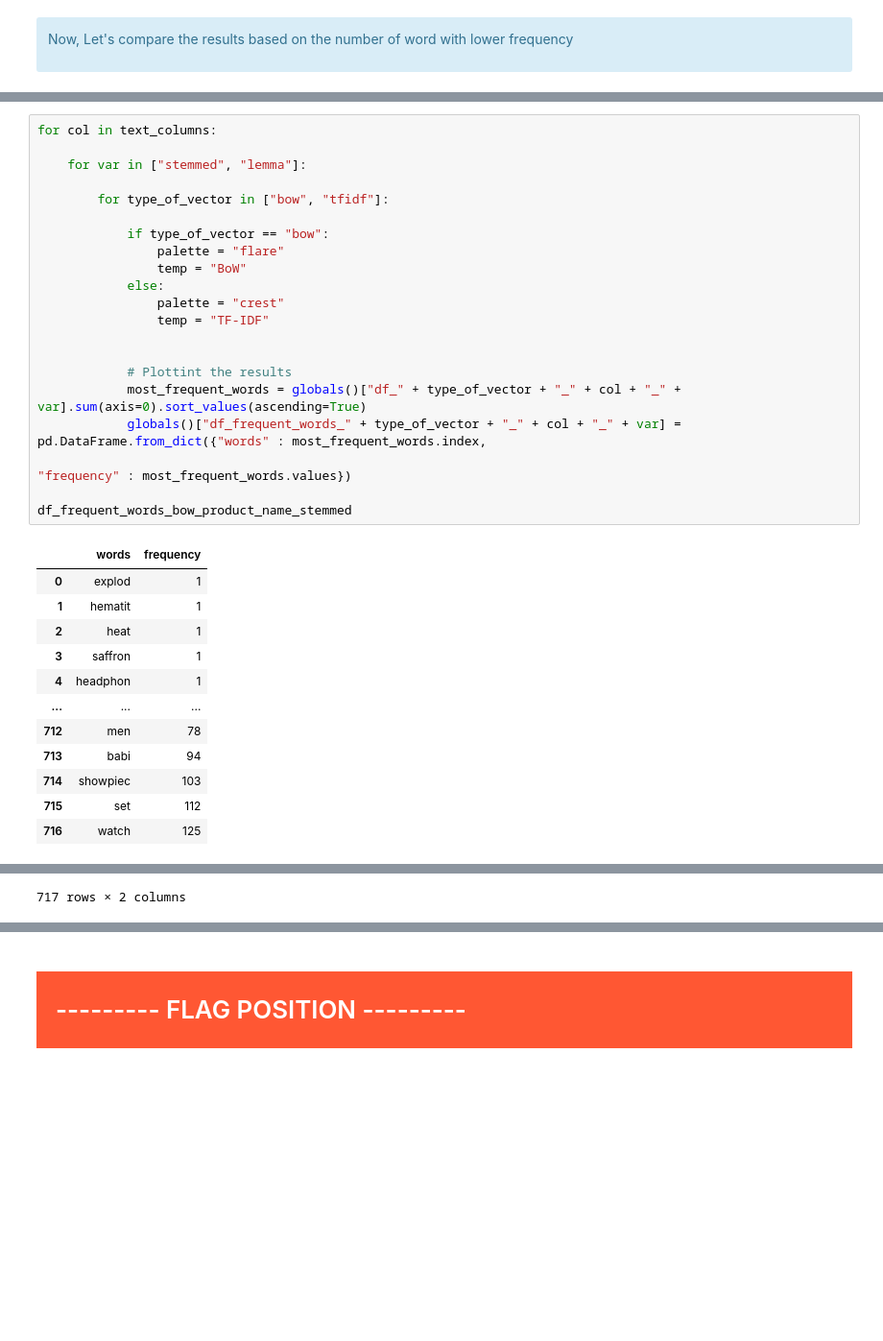
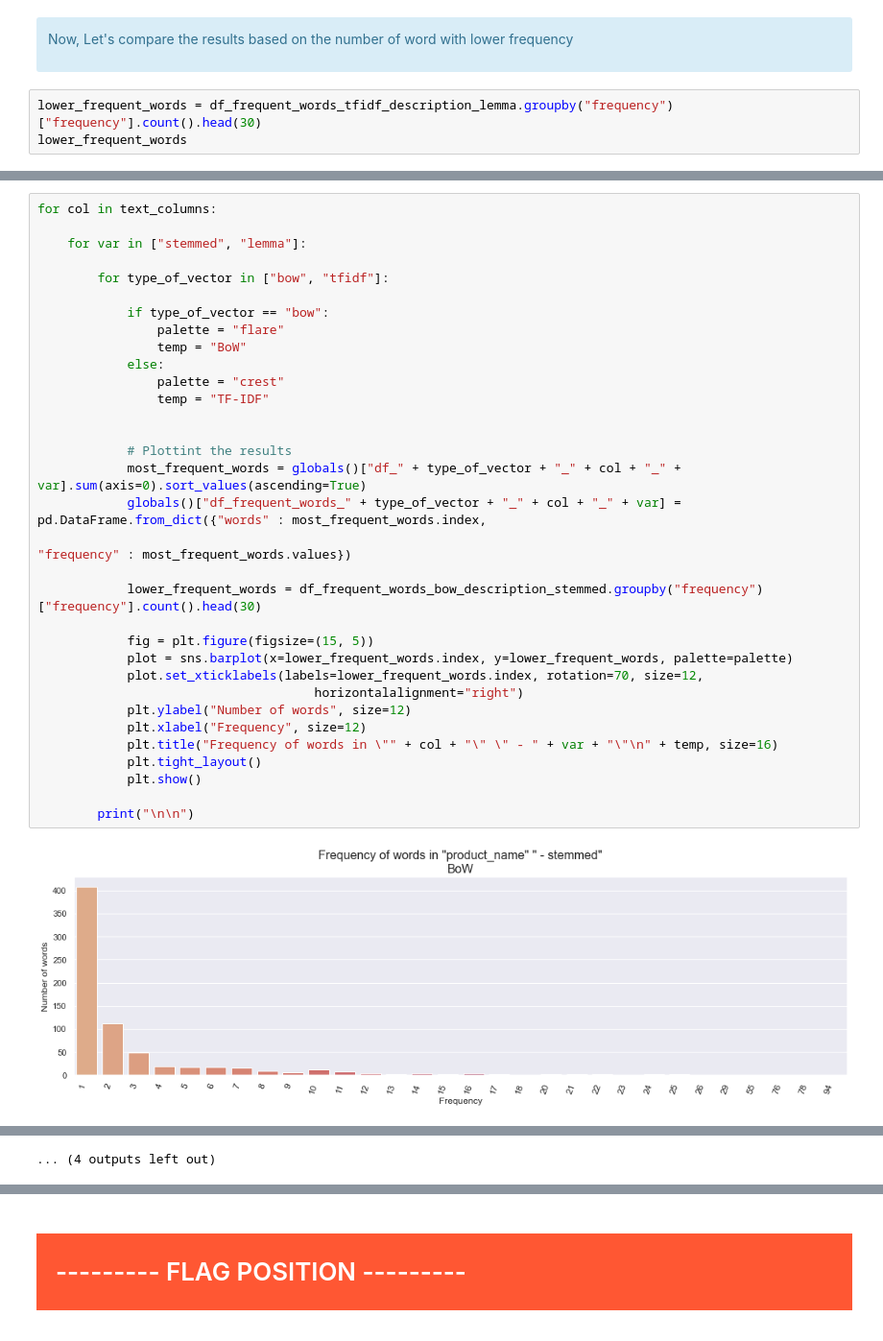
Before and after one commit to samirhinojosa/OC-P6-automatically-classify-consumer-goods, a Jupyter notebook: notebook.ipynb, the cells around one changed output, grey strips where cells are left out. Shown at 96% size. Saved outputs shown, nothing was run; the diff lists cells and outputs as text; blank space fills up the shorter version.

```diff
--- a/notebook.ipynb
+++ b/notebook.ipynb
@@ -1113,3 +1080,6 @@ SystemExit: Stop right there!
 <div class="alert alert-block alert-info">
     <p>Now, Let's compare the results based on the number of word with lower frequency</p>
 </div>
+# %%
+lower_frequent_words = df_frequent_words_tfidf_description_lemma.groupby("frequency")["frequency"].count().head(30)
+lower_frequent_words
@@ -1116,34 +1104,35 @@ SystemExit: Stop right there!
 # %%
 for col in text_columns:
 
     for var in ["stemmed", "lemma"]:
 
         for type_of_vector in ["bow", "tfidf"]:
 
             if type_of_vector == "bow":
                 palette = "flare"
                 temp = "BoW"
             else:
                 palette = "crest"
                 temp = "TF-IDF"
 
 
             # Plottint the results
             most_frequent_words = globals()["df_" + type_of_vector + "_" + col + "_" + var].sum(axis=0).sort_values(ascending=True)
             globals()["df_frequent_words_" + type_of_vector + "_" + col + "_" + var] = pd.DataFrame.from_dict({"words" : most_frequent_words.index,
                                                                                                                "frequency" : most_frequent_words.values})
 
-df_frequent_words_bow_product_name_stemmed
+            lower_frequent_words = df_frequent_words_bow_description_stemmed.groupby("frequency")["frequency"].count().head(30)
+
+            fig = plt.figure(figsize=(15, 5))
+            plot = sns.barplot(x=lower_frequent_words.index, y=lower_frequent_words, palette=palette)
+            plot.set_xticklabels(labels=lower_frequent_words.index, rotation=70, size=12,
+                                     horizontalalignment="right")
+            plt.ylabel("Number of words", size=12)
+            plt.xlabel("Frequency", size=12)
+            plt.title("Frequency of words in \"" + col + "\" \" - " + var + "\"\n" + temp, size=16)
+            plt.tight_layout()
+            plt.show()
+
+        print("\n\n")
 # %% [output]
-|  | words | frequency |
-| 0 | explod | 1 |
-| 1 | hematit | 1 |
-| 2 | heat | 1 |
-| 3 | saffron | 1 |
-| 4 | headphon | 1 |
-| ... | ... | ... |
-| 712 | men | 78 |
-| 713 | babi | 94 |
-| 714 | showpiec | 103 |
-| 715 | set | 112 |
-| 716 | watch | 125 |
+[figure, added]
@@ -1150 +1150 @@ df_frequent_words_bow_product_name_stemmed
-717 rows × 2 columns
+... (4 outputs left out)
```
Also changed, not shown: parts of 9 cells of this notebook.
